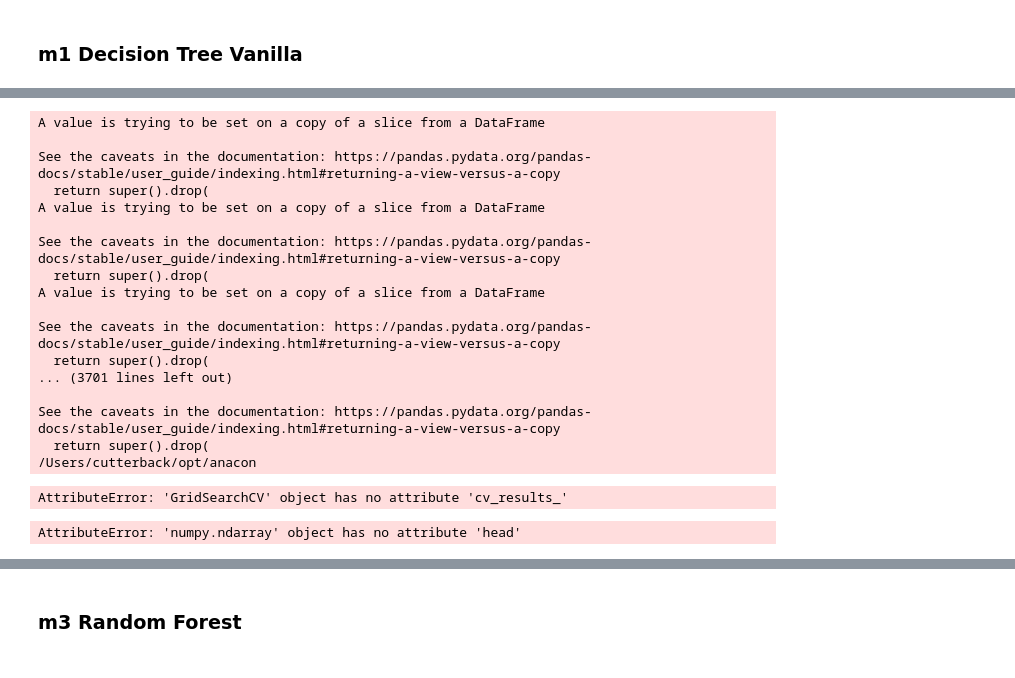
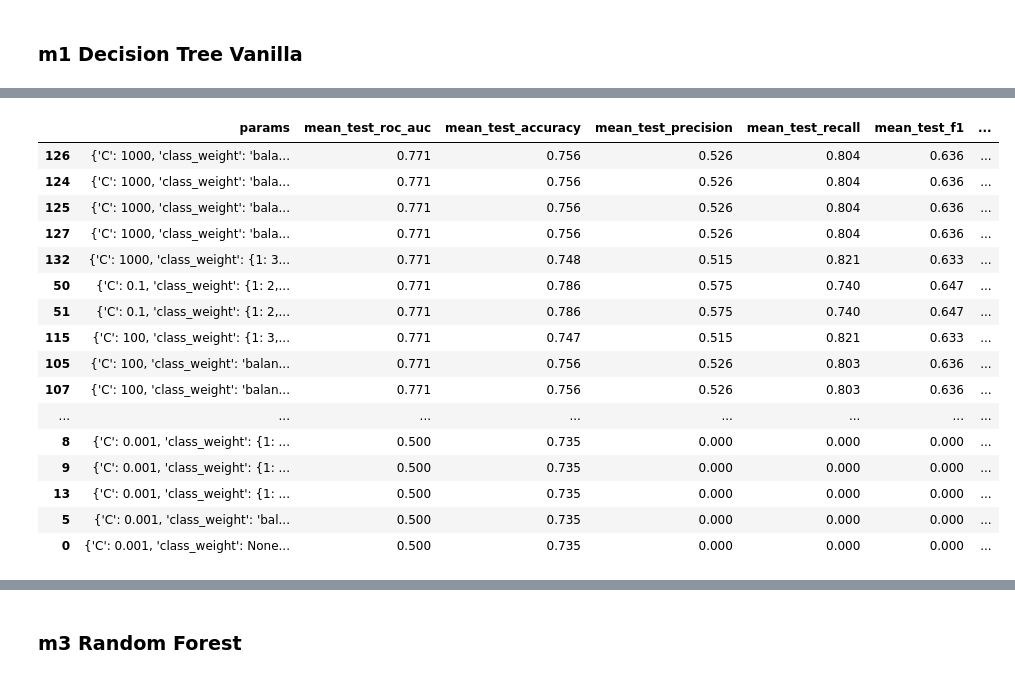
Before and after one commit to cutterback/p03-telco-churn-model, a Jupyter notebook: Telco-Churn-Classification-Model.ipynb, the cells around one changed output, grey strips where cells are left out. Cells and saved outputs as stored; diff of their text form; code cells hidden in the pictures.

```diff
--- a/Telco-Churn-Classification-Model.ipynb
+++ b/Telco-Churn-Classification-Model.ipynb
@@ -619,6 +580,5 @@ X_test_m0 = X_test.copy().drop(m0_drops, axis=1, inplace=False)
 # %%
 
 dum = DummyClassifier(strategy="stratified")
-dum.fit(X_train_m0, y_train)
+dum.fit(X_train, y_train)
 y_hat_train_m0 = dum.predict(X_train_m0)
-score_model(y_train, y_hat_train_m0)
@@ -816,12 +646,10 @@ pipe_lr = Pipeline(steps=[('drop', drop_cols),
 # Define the grid
 c_params = [0.001, 0.01, 0.1, 1, 10, 100, 1000]
 
-grid_params_lr = [{'lr__C' : c_params,
-                   'lr__solver' : ['liblinear', 'saga'],
-                   'lr__penalty': ['l1', 'l2'],
-                   'lr__class_weight' : [None, 'balanced',
-                                         {1:2, 0:1}, {1:3, 0:1}, {1:5, 0:1}]
-      }]
+grid_params_lr = [{'C' : c_params, 'solver' : ['liblinear', 'saga'],
+                   'penalty': ['l1', 'l2'],
+                   'class_weight' : [None, 'balanced',
+                                         {1:2, 0:1}, {1:3, 0:1}, {1:5, 0:1}]}]
 
 # grid_params_rf =
 # %%
@@ -835,10 +665,9 @@ scoring = { 'roc_auc' : make_scorer(roc_auc_score, greater_is_better=True,
 # %%
 #
-gs_lr = GridSearchCV(estimator=pipe_lr, param_grid=grid_params_lr,
+gs_lr = GridSearchCV(estimator=model_lr, param_grid=grid_params_lr,
                   scoring=scoring, refit='roc_auc',
                   cv=StratifiedKFold(n_splits=5, random_state=SEED,
-                                     shuffle=True),
-                  verbose=0)
+                                     shuffle=True))
 # %%
 # List of pipelines for iterating through each of them
 grids = [gs_lr]
@@ -849,0 +681,3 @@ grid_dict = {0: 'Logistic Regression',
+# %%
+# Fit the training data
+gs_lr.fit(X_train2, y_train)
@@ -850,35 +699,31 @@ grid_dict = {0: 'Logistic Regression',
 # %%
-# Fit the training data
-gs_lr.fit(X_train, y_train)
+# capture gridsearch results into dataframe
+cv_results = pd.DataFrame.from_dict(gs_lr.cv_results_)
 
-# capture gridsearch results into dataframe
-cv_results = pd.DataFrame.from_dict(lr.cv_results_)
-cv_results_scores = cv_results[['params', 'mean_test_roc_auc',
-                                'mean_test_accuracy', 'mean_test_precision',
-                                'mean_test_recall', 'mean_test_f1',
-                                'rank_test_roc_auc', 'rank_test_recall']]
+# key metrics to evaluate model performance
+metrics = ['params', 'mean_test_roc_auc', 'mean_test_accuracy',
+           'mean_test_precision', 'mean_test_recall', 'mean_test_f1',
+           'rank_test_roc_auc', 'rank_test_recall']
 
-cv_results_scores
+cv_results_metrics = cv_results.loc[:, metrics]
+cv_results_metrics.sort_values(by=['rank_test_roc_auc'], inplace=True)
+
+cv_results_metrics[:150]
 # %% [output]
-A value is trying to be set on a copy of a slice from a DataFrame
-
-See the caveats in the documentation: https://pandas.pydata.org/pandas-docs/stable/user_guide/indexing.html#returning-a-view-versus-a-copy
-  return super().drop(
-A value is trying to be set on a copy of a slice from a DataFrame
-
-See the caveats in the documentation: https://pandas.pydata.org/pandas-docs/stable/user_guide/indexing.html#returning-a-view-versus-a-copy
-  return super().drop(
-A value is trying to be set on a copy of a slice from a DataFrame
-
-See the caveats in the documentation: https://pandas.pydata.org/pandas-docs/stable/user_guide/indexing.html#returning-a-view-versus-a-copy
-  return super().drop(
-... (3701 lines left out)
-
-See the caveats in the documentation: https://pandas.pydata.org/pandas-docs/stable/user_guide/indexing.html#returning-a-view-versus-a-copy
-  return super().drop(
-/Users/cutterback/opt/anacon
-AttributeError: 'GridSearchCV' object has no attribute 'cv_results_'
+|  | params | mean_test_roc_auc | mean_test_accuracy | mean_test_precision | mean_test_recall | mean_test_f1 | ... |
+| 126 | {'C': 1000, 'class_weight': 'bala... | 0.771 | 0.756 | 0.526 | 0.804 | 0.636 | ... |
+| 124 | {'C': 1000, 'class_weight': 'bala... | 0.771 | 0.756 | 0.526 | 0.804 | 0.636 | ... |
+| 125 | {'C': 1000, 'class_weight': 'bala... | 0.771 | 0.756 | 0.526 | 0.804 | 0.636 | ... |
+| 127 | {'C': 1000, 'class_weight': 'bala... | 0.771 | 0.756 | 0.526 | 0.804 | 0.636 | ... |
+| 132 | {'C': 1000, 'class_weight': {1: 3... | 0.771 | 0.748 | 0.515 | 0.821 | 0.633 | ... |
+| 50 | {'C': 0.1, 'class_weight': {1: 2,... | 0.771 | 0.786 | 0.575 | 0.740 | 0.647 | ... |
+| 51 | {'C': 0.1, 'class_weight': {1: 2,... | 0.771 | 0.786 | 0.575 | 0.740 | 0.647 | ... |
+| 115 | {'C': 100, 'class_weight': {1: 3,... | 0.771 | 0.747 | 0.515 | 0.821 | 0.633 | ... |
+| 105 | {'C': 100, 'class_weight': 'balan... | 0.771 | 0.756 | 0.526 | 0.803 | 0.636 | ... |
+| 107 | {'C': 100, 'class_weight': 'balan... | 0.771 | 0.756 | 0.526 | 0.803 | 0.636 | ... |
+| ... | ... | ... | ... | ... | ... | ... | ... |
+| 8 | {'C': 0.001, 'class_weight': {1: ... | 0.500 | 0.735 | 0.000 | 0.000 | 0.000 | ... |
+| 9 | {'C': 0.001, 'class_weight': {1: ... | 0.500 | 0.735 | 0.000 | 0.000 | 0.000 | ... |
+| 13 | {'C': 0.001, 'class_weight': {1: ... | 0.500 | 0.735 | 0.000 | 0.000 | 0.000 | ... |
+| 5 | {'C': 0.001, 'class_weight': 'bal... | 0.500 | 0.735 | 0.000 | 0.000 | 0.000 | ... |
+| 0 | {'C': 0.001, 'class_weight': None... | 0.500 | 0.735 | 0.000 | 0.000 | 0.000 | ... |
-# %%
-X_train_tr_m2.head()
-# %% [output]
-AttributeError: 'numpy.ndarray' object has no attribute 'head'
```
Also changed, not shown: parts of 44 cells of this notebook.
